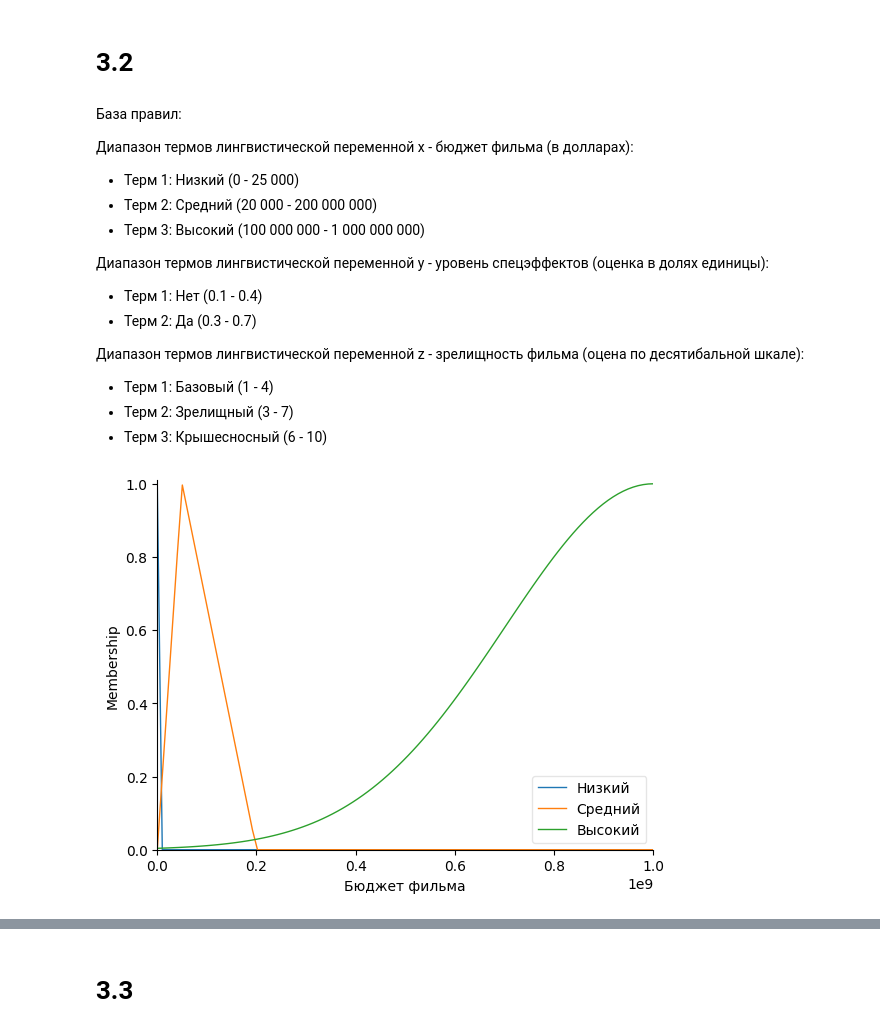
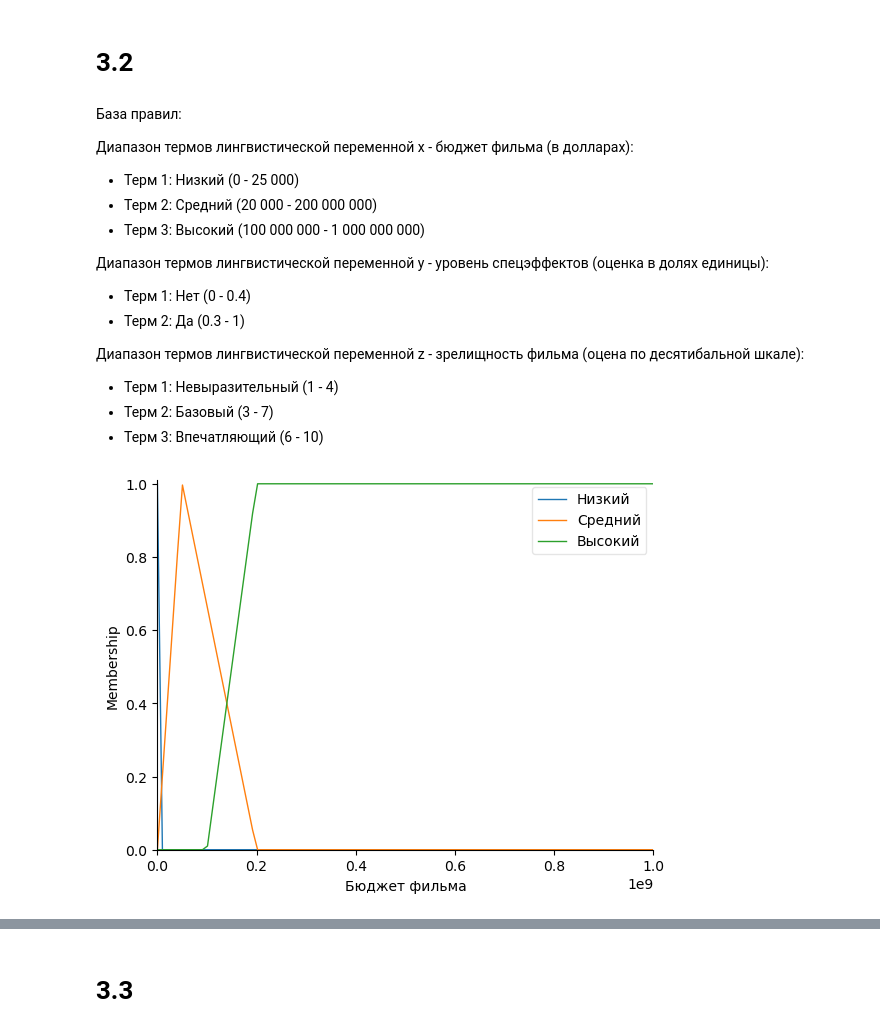
Before and after one commit to vitamin1312/DecisionTheory, a Jupyter notebook: FuzzyLogic/main.ipynb, the cells around one changed output, grey strips where cells are left out. Saved outputs shown, nothing was run; the diff lists cells and outputs as text; code cells hidden in the pictures.

```diff
--- a/FuzzyLogic/main.ipynb
+++ b/FuzzyLogic/main.ipynb
@@ -143,23 +146,23 @@ Antecedent: Качество игры актёров   = 0.1
 - Терм 3: Высокий (100 000 000 - 1 000 000 000)
 
 Диапазон термов лингвистической переменной y - уровень спецэффектов (оценка в долях единицы):
-- Терм 1: Нет (0.1 - 0.4)
-- Терм 2: Да (0.3 - 0.7)
+- Терм 1: Нет (0 - 0.4)
+- Терм 2: Да (0.3 - 1)
 
 Диапазон термов лингвистической переменной z - зрелищность фильма (оцена по десятибальной шкале):
-- Терм 1: Базовый (1 - 4)
-- Терм 2: Зрелищный (3 - 7)
-- Терм 3: Крышесносный (6 - 10)
+- Терм 1: Невыразительный (1 - 4)
+- Терм 2: Базовый (3 - 7)
+- Терм 3: Впечатляющий (6 - 10)
 # %%
 budget = Antecedent(np.linspace(0, 1_000_000_000, 100), 'Бюджет фильма')
 
 budget['Низкий'] = fuzz.gaussmf(budget.universe, 0, 10_000)
 budget['Средний'] = fuzz.trimf(budget.universe, [20_000, 50_000_000, 200_000_000])
-budget['Высокий'] = fuzz.gaussmf(budget.universe, 1_000_000_000, 300_000_000)
+budget['Высокий'] = fuzz.trapmf(budget.universe,[100_000_000, 200_000_000, 1_000_000_000, 1_000_000_000])
 
 budget.view()
 # %% [output]
-[figure, old version]
+[figure, new version]
 # %%
 special_effects = Antecedent(np.linspace(0, 1, 100), 'Уровень спецэффектов')
 
```
Also changed, not shown: parts of 23 cells of this notebook.
